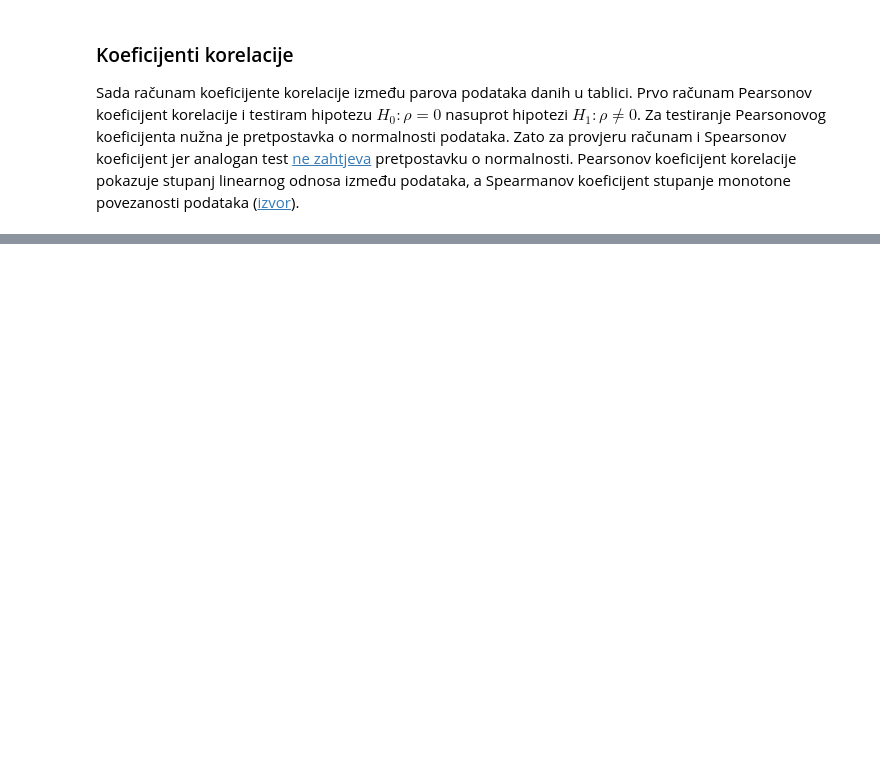
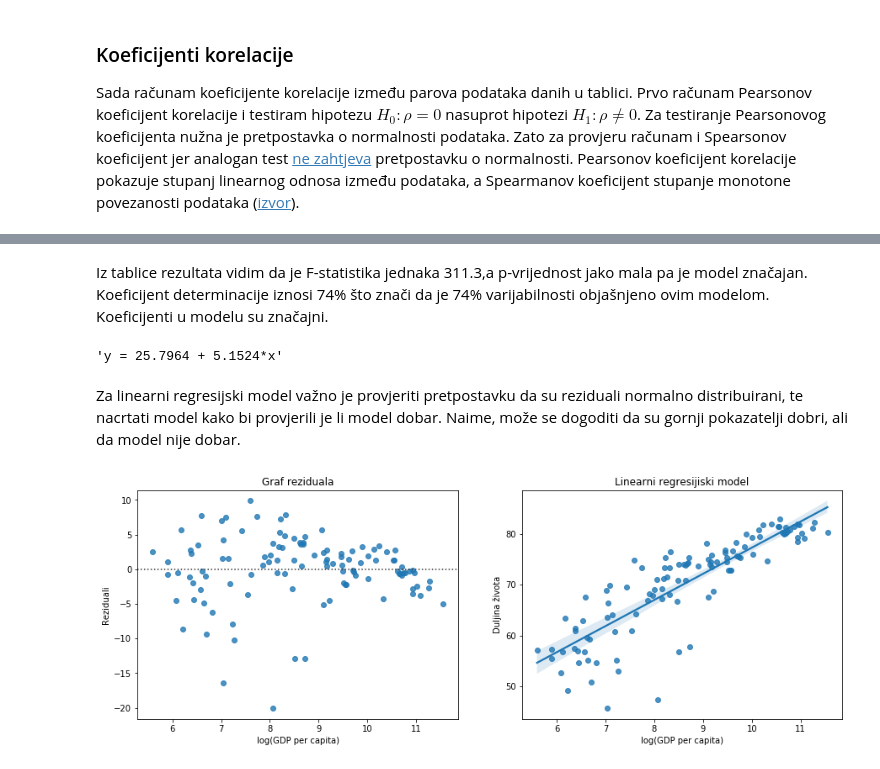
Before and after one commit to nikjals/1-esej, a Jupyter notebook: Esej.ipynb, the cells around one changed output, grey strips where cells are left out. Cells and saved outputs as stored; diff of their text form; code cells hidden in the pictures; blank space fills up the shorter version.

```diff
--- a/Esej.ipynb
+++ b/Esej.ipynb
@@ -389,0 +330,9 @@ moze se ovo koristiti?????
+# %%
+import statsmodels.api as sm
+x = np.log(data['GDP per capita']).values.reshape(-1,1)
+y = data['Life expectancy'].values.reshape(-1, 1)
+x = sm.add_constant(x)
+
+model = sm.OLS(y, x)
+res=model.fit()
+res.summary()
@@ -389,0 +359,21 @@ moze se ovo koristiti?????
+# %% [markdown]
+Iz tablice rezultata vidim da je F-statistika jednaka 311.3,a p-vrijednost jako mala pa je model značajan. Koeficijent determinacije iznosi 74% što znači da je 74% varijabilnosti objašnjeno ovim modelom. Koeficijenti u modelu su značajni.
+# %%
+'y = {} + {}*x'.format(res.params[0].round(4), res.params[1].round(4))
+# %% [output]
+'y = 25.7964 + 5.1524*x'
+# %% [markdown]
+Za linearni regresijski model važno je provjeriti pretpostavku da su reziduali normalno distribuirani, te nacrtati model kako bi provjerili je li model dobar. Naime, može se dogoditi da su gornji pokazatelji dobri, ali da model nije dobar.
+# %%
+fig, ax=plt.subplots(1,2, figsize=(15,5))
+sns.residplot(x[:,1], y, ax=ax[0]);
+ax[0].set_title("Graf reziduala")
+ax[0].set_xlabel("log(GDP per capita)")
+ax[0].set_ylabel("Reziduali")
+
+sns.regplot(x[:,1], y,ax=ax[1]);
+ax[1].set_title("Linearni regresijiski model")
+ax[1].set_xlabel("log(GDP per capita)")
+ax[1].set_ylabel("Duljina života");
+# %% [output]
+[figure, added]
```
Also changed, not shown: parts of 46 cells of this notebook.
